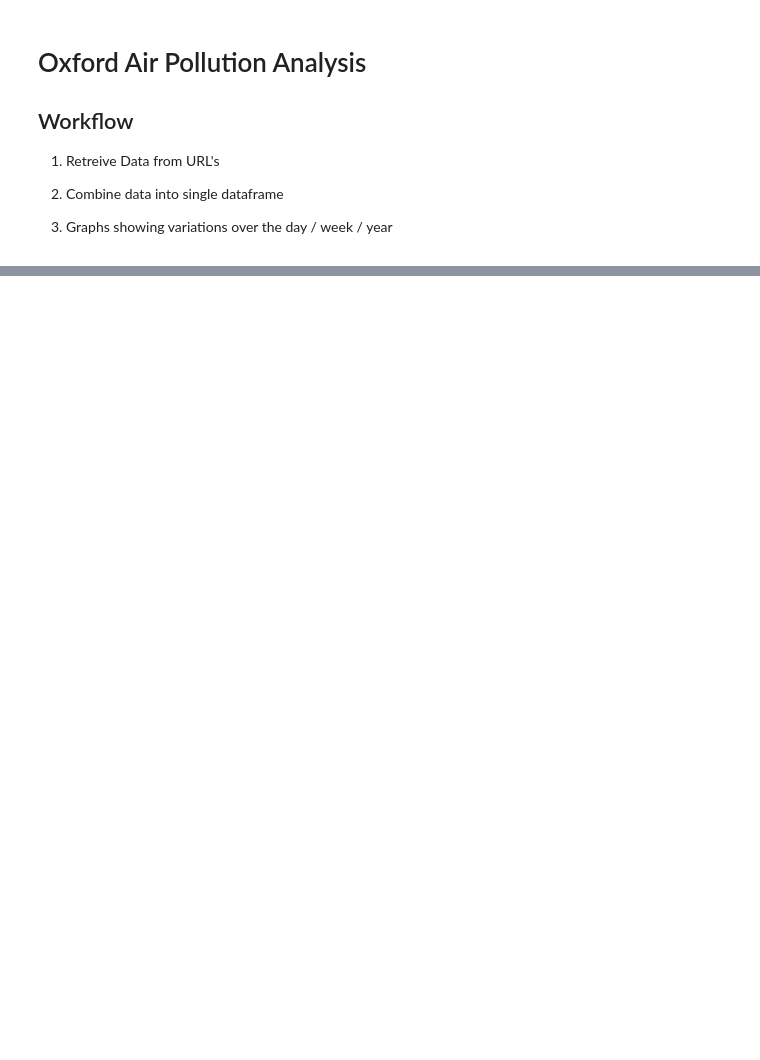
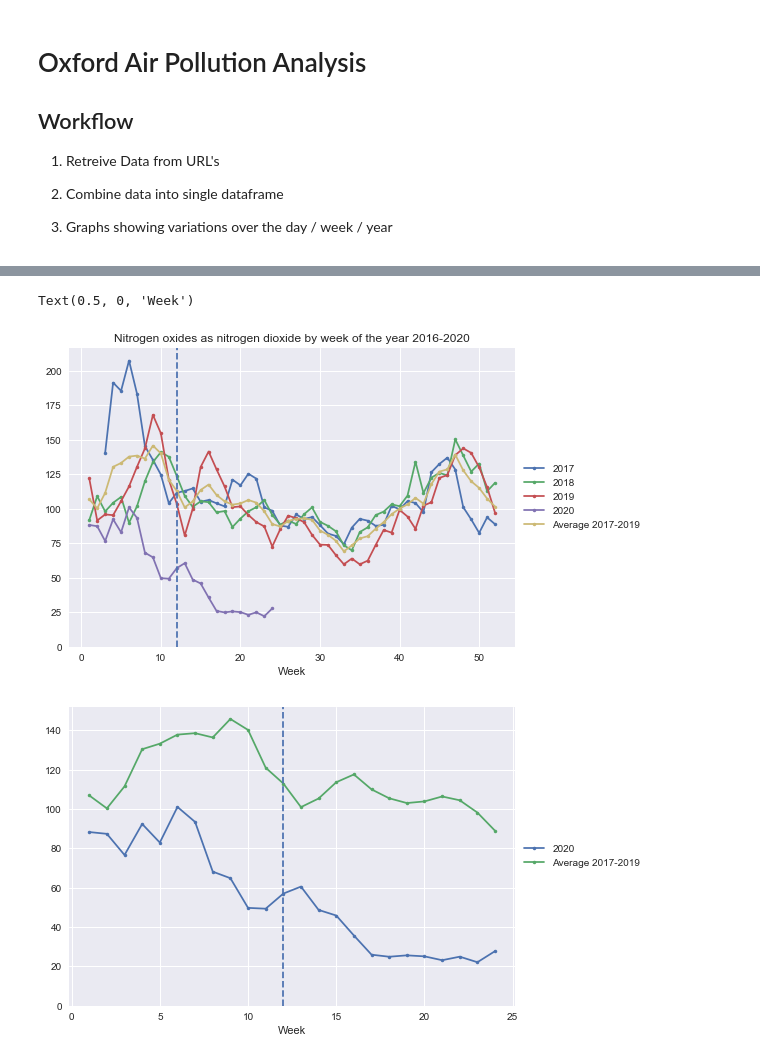
Before and after one commit to productivityboyz/Air-Pollution-Project, a Jupyter notebook: Oxford Analysis.ipynb, the cells around one changed output, grey strips where cells are left out. Cells and saved outputs as stored; diff of their text form; code cells hidden in the pictures; blank space fills up the shorter version.

```diff
--- a/Oxford Analysis.ipynb
+++ b/Oxford Analysis.ipynb
@@ -36,0 +45,24 @@ plot.set_ylim(0,None)
+# %%
+# plot the first 20 weeks of each of the available years graph of 'nitrogen oxides as nitrogen dioxide'
+data_total_weekly = data_total.resample('W').mean().rolling(4).mean()
+pivoted = data_total_weekly.pivot_table('Nitrogen oxides as nitrogen dioxide',
+                                        index=[data_total_weekly.index.week],
+                                        columns=data_total_weekly.index.year)
+
+pivoted['Average 2017-2019'] = pivoted[[2017,2018,2019]].mean(axis=1)
+pivoted.style.format(",")
+pivoted.iloc[0:150].plot(marker='.')
+plt.legend(loc='center left',bbox_to_anchor=(1, 0.5)) #move the legend out of the plot
+plt.xlabel('Week')
+plt.title('Nitrogen oxides as nitrogen dioxide by week of the year 2016-2020')
+plt.ylim(0)
+plt.axvline(x=12, linestyle='--', label='UK Lockdown begins 17/03/2020')
+pivoted[[2020,'Average 2017-2019']].iloc[0:pivoted[2020].count()].plot(marker='.')
+plt.ylim(0)
+plt.legend(loc='center left',bbox_to_anchor=(1, 0.5)) #move the legend out of the plot
+plt.axvline(x=12, linestyle='--', label='UK Lockdown begins 17/03/2020')
+plt.xlabel('Week')
+# %% [output]
+Text(0.5, 0, 'Week')
+[figure, added]
+[figure, added]
```
Also changed, not shown: parts of 10 cells of this notebook.
